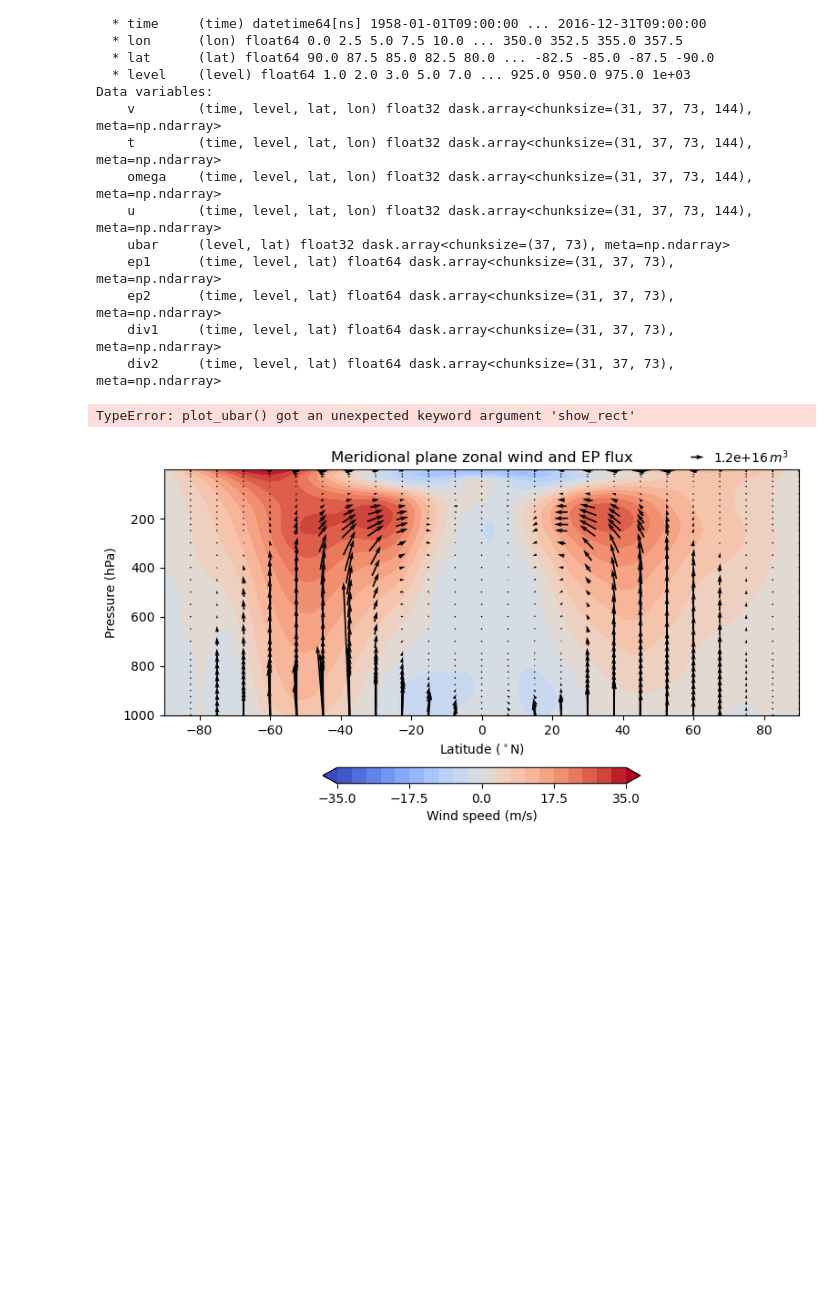
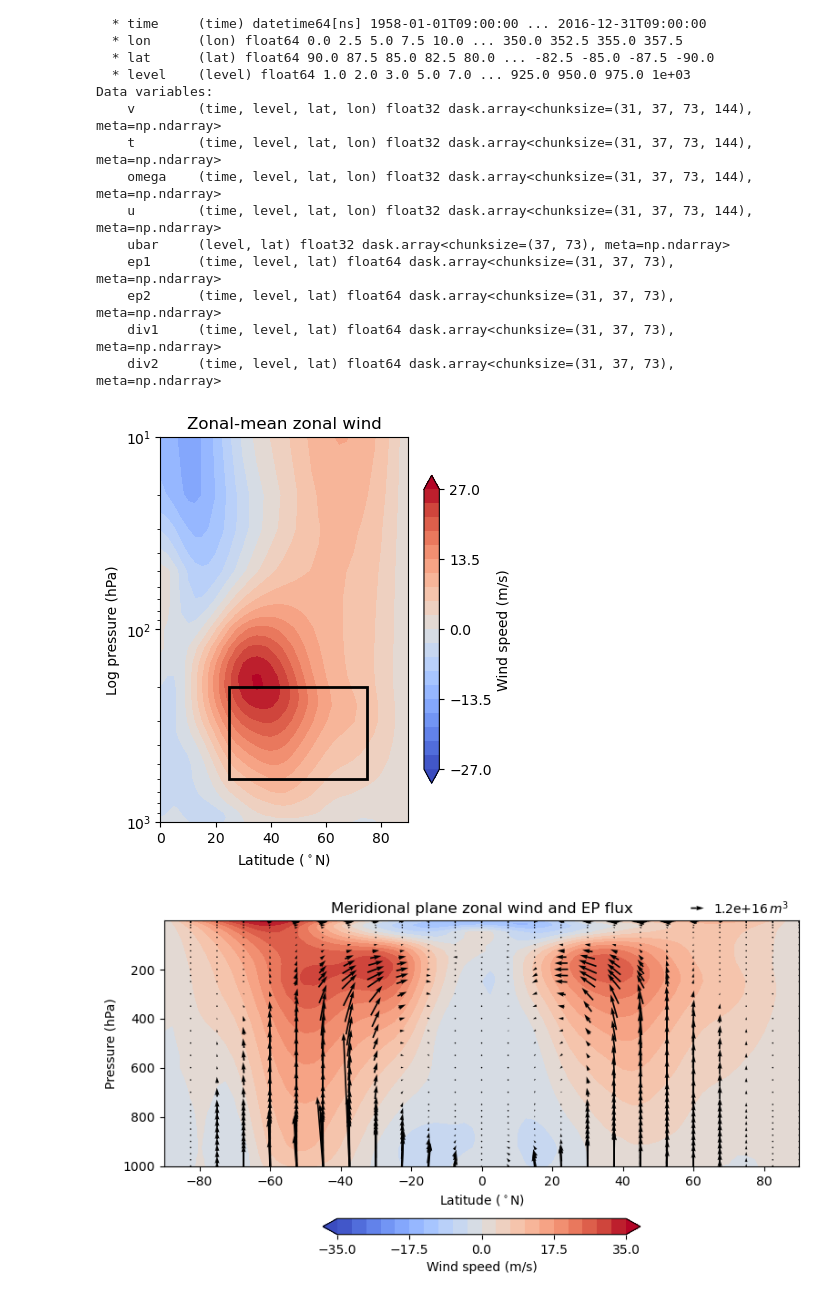
Before and after one commit to Caturrell/eddy_feedback, a Jupyter notebook: EPflux/jra55.ipynb, the cells around one changed output. Drawn from its saved outputs; the diff is of its cells as text; code cells hidden in the pictures; blank space fills up the shorter version.

```diff
--- a/EPflux/jra55.ipynb
+++ b/EPflux/jra55.ipynb
@@ -35,9 +35,9 @@ Data variables:
     div1     (time, level, lat) float64 dask.array<chunksize=(31, 37, 73), meta=np.ndarray>
     div2     (time, level, lat) float64 dask.array<chunksize=(31, 37, 73), meta=np.ndarray>
 # %%
-ef.plot_ubar(ds, latitude='NH', show_rect=True)
+ef.plot_ubar(ds, latitude='NH', show_rect=True, yscale='log', top_atmos=10., figsize=(10,5))
 # %% [output]
-TypeError: plot_ubar() got an unexpected keyword argument 'show_rect'
+[figure, added]
 # %%
 ef.plot_ubar_epflux(ds, skip_lat=3)
 # %% [output]
```
Also changed, not shown: parts of 4 cells of this notebook, 3 other files.
